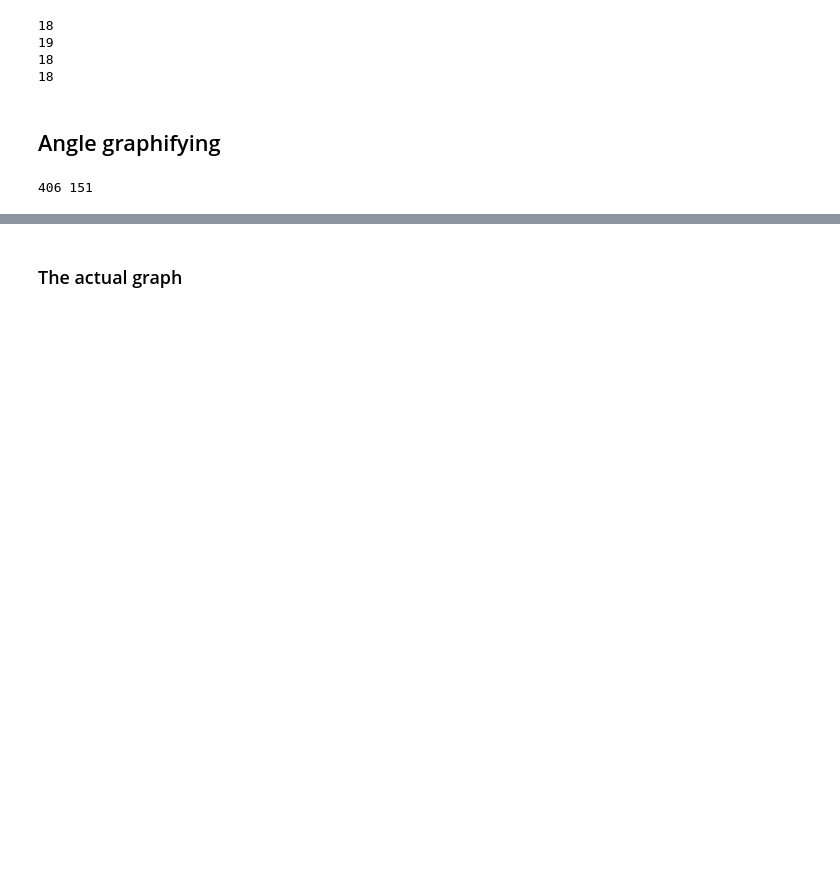
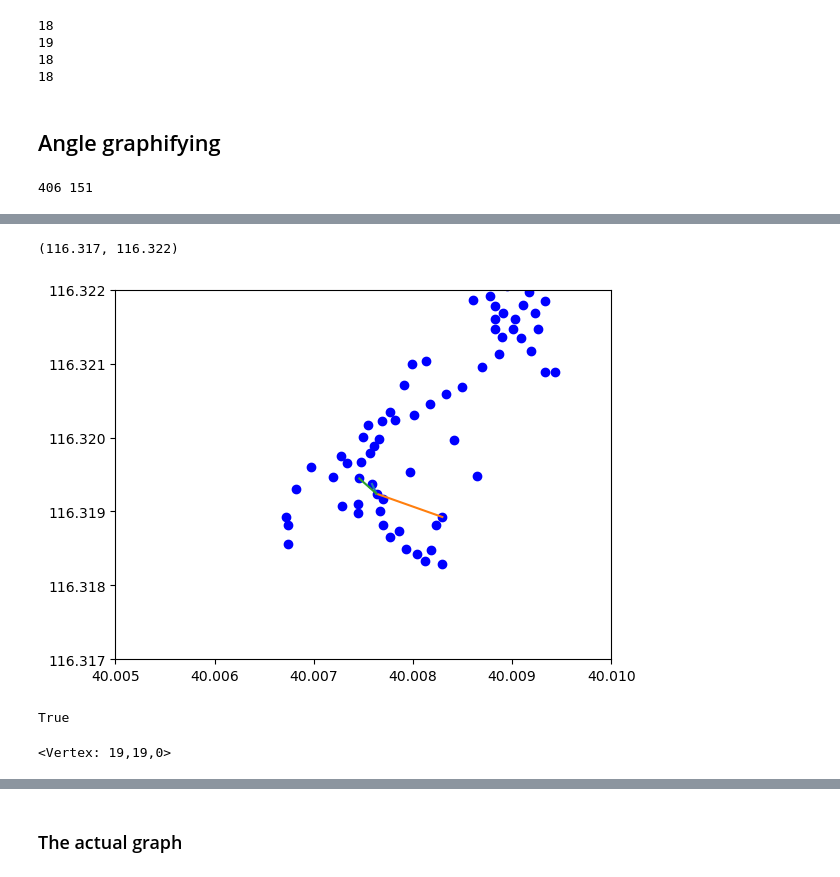
Before and after one commit to svensesen/Beijing-Topo, a Jupyter notebook: test.ipynb, the cells around one changed output, grey strips where cells are left out. Cells and saved outputs as stored; diff of their text form; code cells hidden in the pictures; blank space fills up the shorter version.

```diff
--- a/test.ipynb
+++ b/test.ipynb
@@ -184,0 +150,28 @@ vis(graph_0)
+# %%
+edge1 = [[40.007633,116.31923966666666], [40.007587,116.319371625]]
+edge2 = [[40.007633,116.31923966666666], [40.008296333333334,116.31892466666666]]
+edge3 = [[40.007633,116.31923966666666], [40.007459142857144,116.31944564285715]]
+
+edges = [edge1, edge2, edge3]
+for vertex in graph_0.vertices:
+    plt.plot(vertex.latitude, vertex.longitude, "bo")
+
+for edge in edges:
+    plt.plot([edge[0][0], edge[1][0]], [edge[0][1], edge[1][1]])
+
+plt.ticklabel_format(useOffset=False, style='plain')
+
+
+plt.xlim([40.005, 40.010])
+plt.ylim([116.317, 116.322])
+# %% [output]
+(116.317, 116.322)
+[figure, added]
+# %%
+t= [0,0,0,0,0]
+# %% [output]
+True
+# %%
+graph.closest_vertex_to_point(40.008, 116.3203)
+# %% [output]
+<Vertex: 19,19,0>
```
Also changed, not shown: parts of 13 cells of this notebook, 1 other file.
